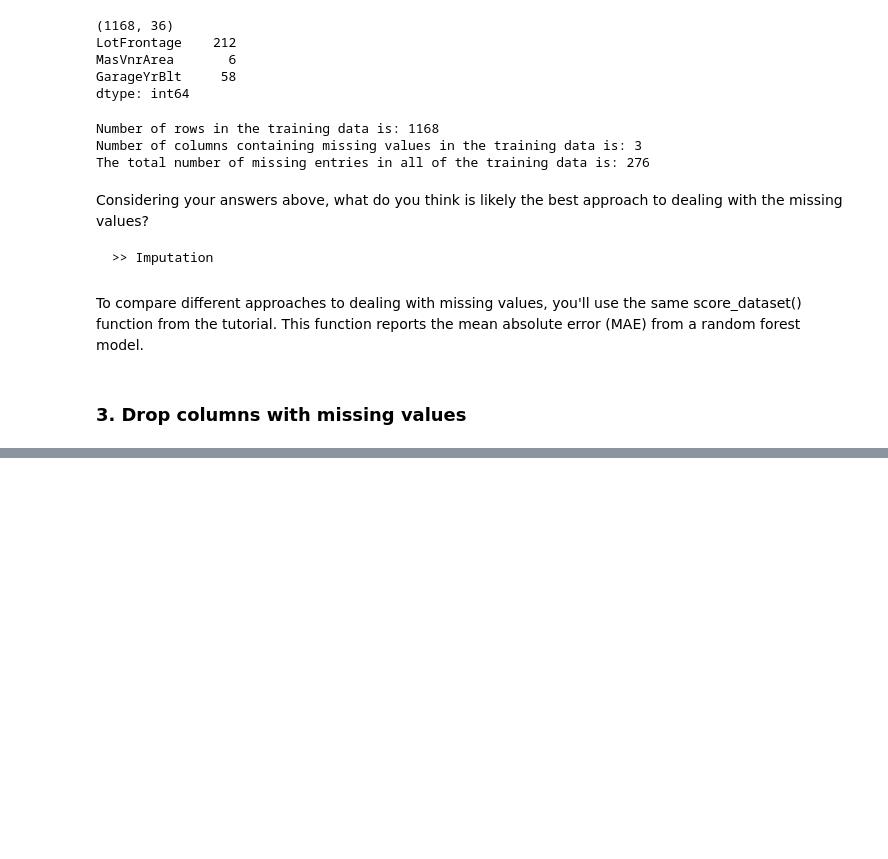
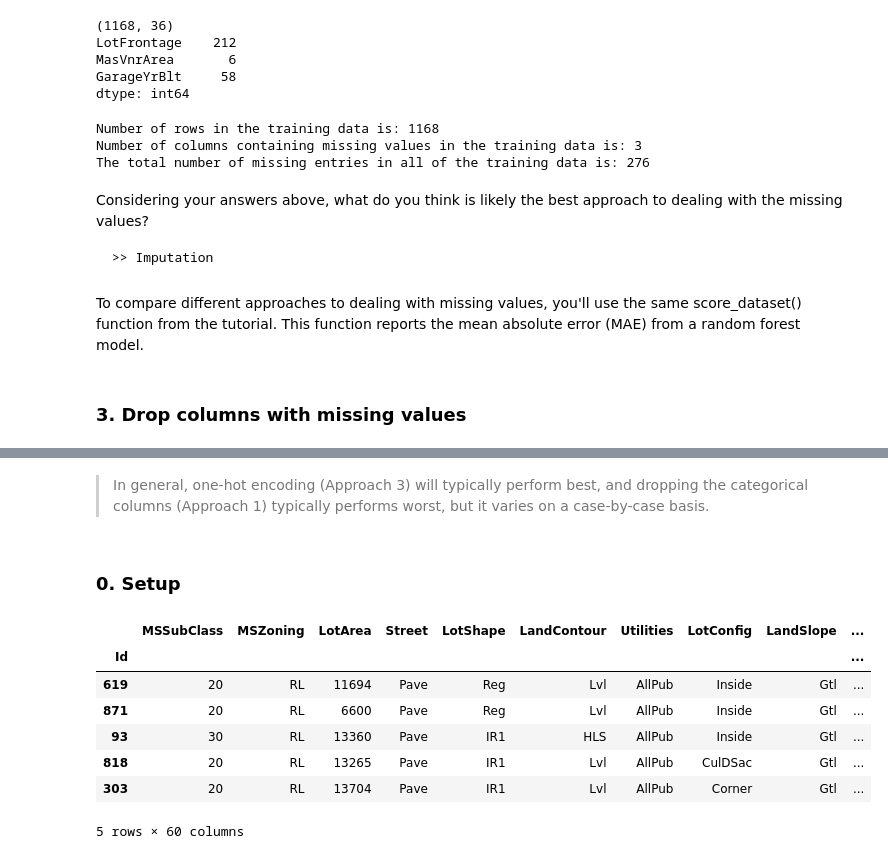
Before and after one commit to realivanivani/kaggle, a Jupyter notebook: Intermediate_ML.ipynb, the cells around one changed output, grey strips where cells are left out. Saved outputs shown, nothing was run; the diff lists cells and outputs as text; code cells hidden in the pictures; blank space fills up the shorter version.

```diff
--- a/Intermediate_ML.ipynb
+++ b/Intermediate_ML.ipynb
@@ -86,0 +345,37 @@ def score_dataset(X_train, X_valid, y_train, y_valid):
+# %% [markdown]
+>In general, one-hot encoding (Approach 3) will typically perform best, and dropping the categorical columns (Approach 1) typically performs worst, but it varies on a case-by-case basis.
+# %% [markdown]
+### 0. Setup
+# %%
+import pandas as pd
+from sklearn.model_selection import train_test_split
+
+# Read the data
+X = pd.read_csv('data/input/train.csv', index_col='Id')
+X_test = pd.read_csv('data/input/test.csv', index_col='Id')
+
+# Remove rows with missing target, separate target from predictors
+X.dropna(axis=0, subset=['SalePrice'], inplace=True)
+y = X.SalePrice
+X.drop(['SalePrice'], axis=1, inplace=True)
+
+# To keep things simple, we'll drop columns with missing values
+cols_with_missing = [col for col in X.columns if X[col].isnull().any()]
+X.drop(cols_with_missing, axis=1, inplace=True)
+X_test.drop(cols_with_missing, axis=1, inplace=True)
+
+# Break off validation set from training data
+X_train, X_valid, y_train, y_valid = train_test_split(X, y,
+                                                      train_size=0.8, test_size=0.2,
+                                                      random_state=0)
+# %%
+X_train.head()
+# %% [output]
+|  | MSSubClass | MSZoning | LotArea | Street | LotShape | LandContour | Utilities | LotConfig | LandSlope | ... |
+| Id |  |  |  |  |  |  |  |  |  | ... |
+| 619 | 20 | RL | 11694 | Pave | Reg | Lvl | AllPub | Inside | Gtl | ... |
+| 871 | 20 | RL | 6600 | Pave | Reg | Lvl | AllPub | Inside | Gtl | ... |
+| 93 | 30 | RL | 13360 | Pave | IR1 | HLS | AllPub | Inside | Gtl | ... |
+| 818 | 20 | RL | 13265 | Pave | IR1 | Lvl | AllPub | CulDSac | Gtl | ... |
+| 303 | 20 | RL | 13704 | Pave | IR1 | Lvl | AllPub | Corner | Gtl | ... |
+5 rows × 60 columns
```
Also changed, not shown: parts of 59 cells of this notebook.
